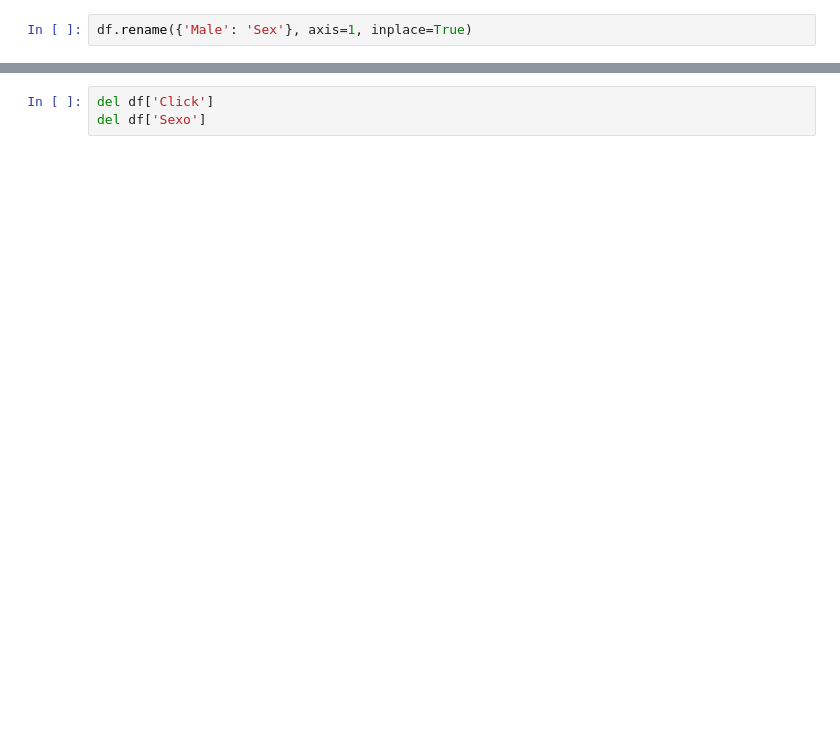
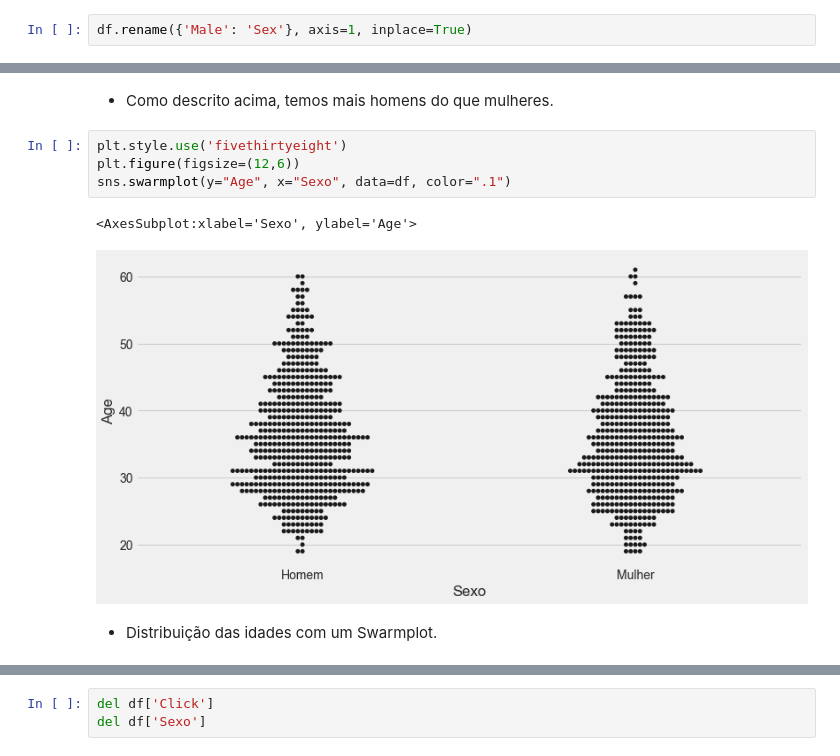
Before and after one commit to danjour/Data-Science, a Jupyter notebook: Advertising.ipynb, the cells around one changed output, grey strips where cells are left out. Cells and saved outputs as stored; diff of their text form; blank space fills up the shorter version.

```diff
--- a/Advertising.ipynb
+++ b/Advertising.ipynb
@@ -24,3 +80,14 @@ df.rename({'Male': 'Sex'}, axis=1, inplace=True)
+# %% [markdown]
+- Como descrito acima, temos mais homens do que mulheres.
+# %%
+plt.style.use('fivethirtyeight')
+plt.figure(figsize=(12,6))
+sns.swarmplot(y="Age", x="Sexo", data=df, color=".1")
+# %% [output]
+<AxesSubplot:xlabel='Sexo', ylabel='Age'>
+[figure, added]
+# %% [markdown]
+- Distribuição das idades com um Swarmplot.
 # %%
 df.info()
 # %% [output]
```
Also changed, not shown: parts of 39 cells of this notebook.
